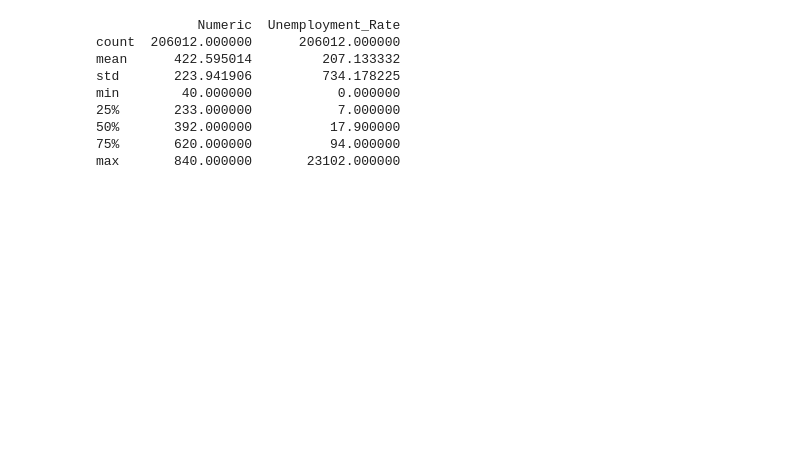
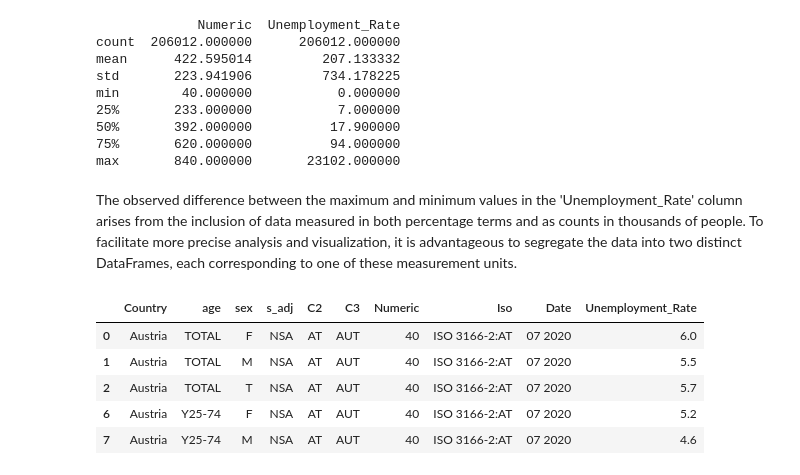
Before and after one commit to valzagrainca/Analysis-of-unemployment-in-EU-countries, a Jupyter notebook: unemployment.ipynb, the cells around one changed output. Saved outputs shown, nothing was run; the diff lists cells and outputs as text; code cells hidden in the pictures; blank space fills up the shorter version.

Commit message:
Changes in the dataframe

```diff
--- a/unemployment.ipynb
+++ b/unemployment.ipynb
@@ -219,3 +226,16 @@ min        40.000000           0.000000
 50%       392.000000          17.900000
 75%       620.000000          94.000000
 max       840.000000       23102.000000
+# %% [markdown]
+The observed difference between the maximum and minimum values in the 'Unemployment_Rate' column arises from the inclusion of data measured in both percentage terms and as counts in thousands of people. To facilitate more precise analysis and visualization, it is advantageous to segregate the data into two distinct DataFrames, each corresponding to one of these measurement units.
+# %%
+ts_df_pct = data_tr_df[data_tr_df["unit"] == "PC_ACT"].drop("unit", axis=1)  # Percentage Active Population
+ts_df_th = data_tr_df[data_tr_df["unit"] == "THS_PER"].drop("unit", axis=1)  # Thousands Person
+ts_df_pct.head(5)
+# %% [output]
+|  | Country | age | sex | s_adj | C2 | C3 | Numeric | Iso | Date | Unemployment_Rate |
+| 0 | Austria | TOTAL | F | NSA | AT | AUT | 40 | ISO 3166-2:AT | 07 2020 | 6.0 |
+| 1 | Austria | TOTAL | M | NSA | AT | AUT | 40 | ISO 3166-2:AT | 07 2020 | 5.5 |
+| 2 | Austria | TOTAL | T | NSA | AT | AUT | 40 | ISO 3166-2:AT | 07 2020 | 5.7 |
+| 6 | Austria | Y25-74 | F | NSA | AT | AUT | 40 | ISO 3166-2:AT | 07 2020 | 5.2 |
+| 7 | Austria | Y25-74 | M | NSA | AT | AUT | 40 | ISO 3166-2:AT | 07 2020 | 4.6 |
```
Also changed, not shown: parts of 8 cells of this notebook.
